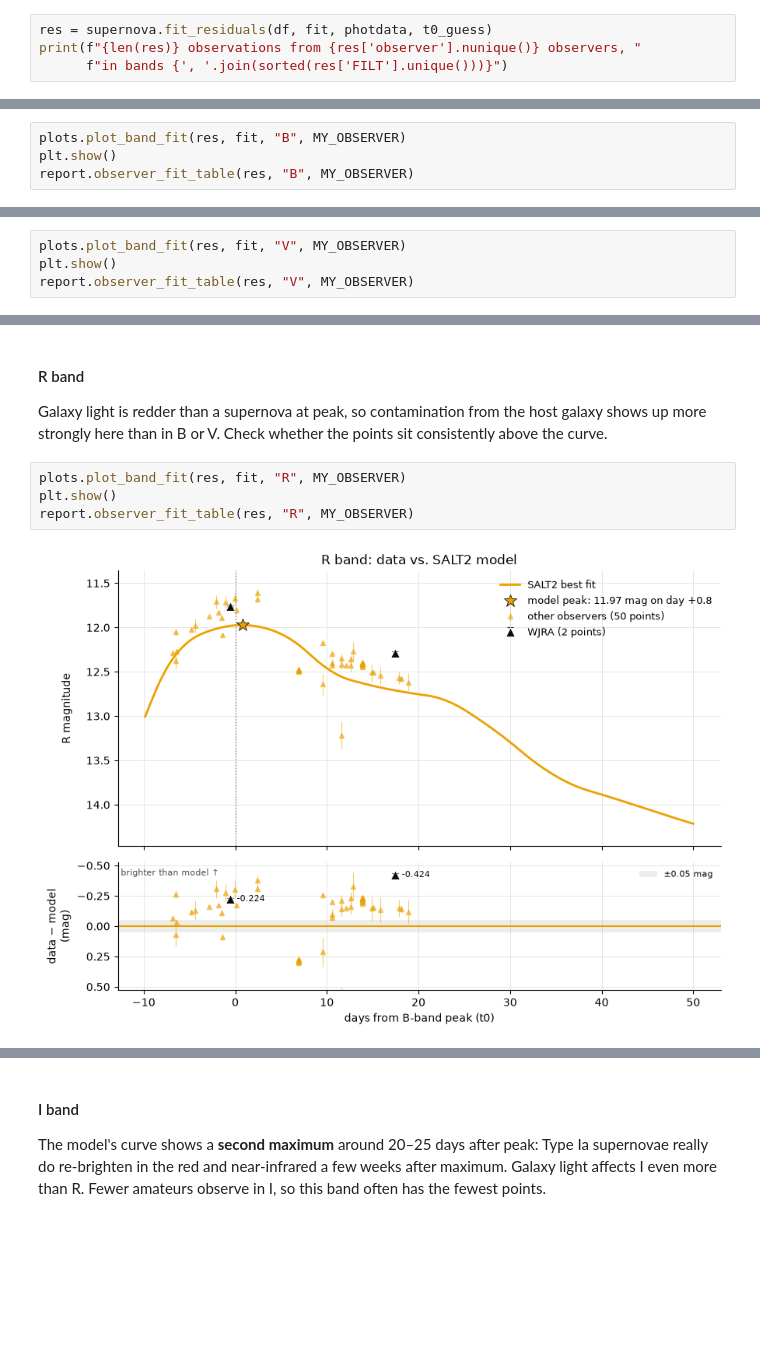
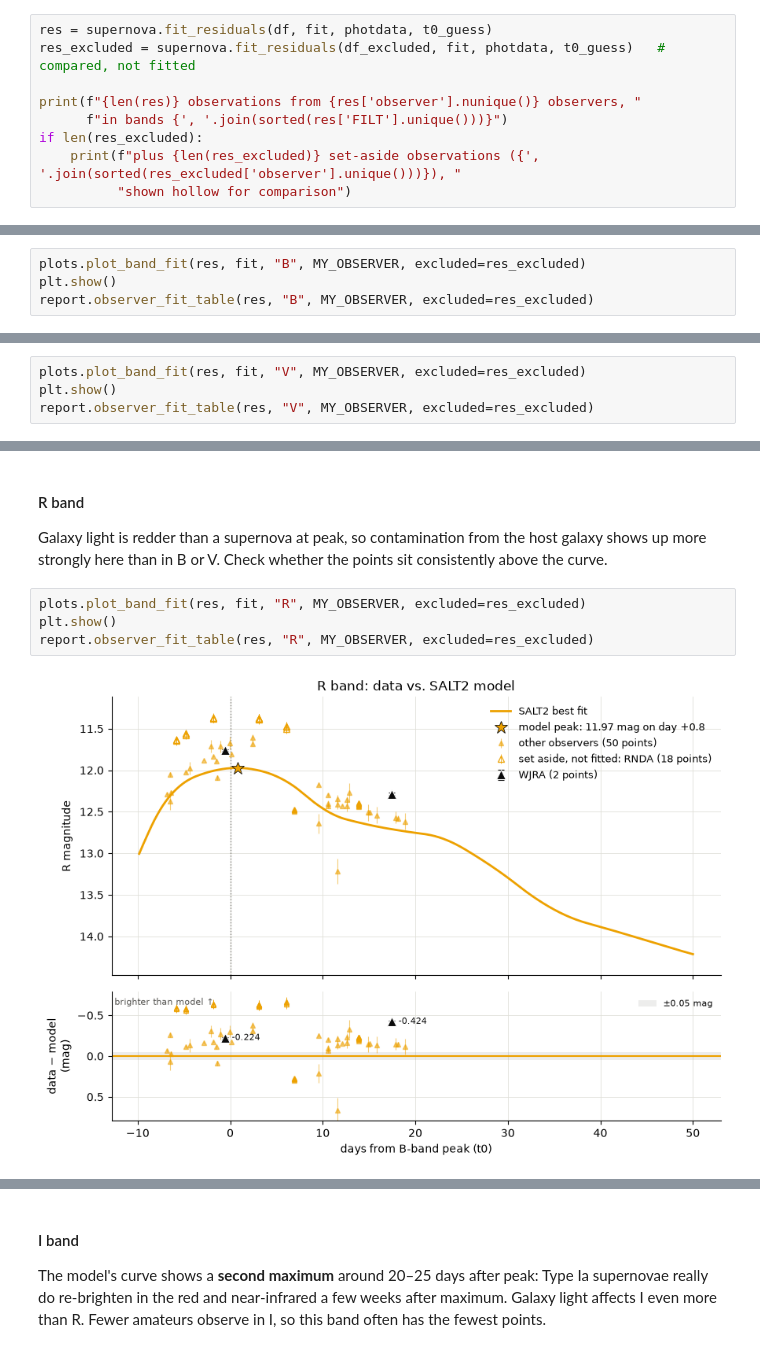
Before and after one commit to jeffrwatts/AstroNotebooks, a Jupyter notebook: sn1a_distance.ipynb, the cells around one changed output, grey strips where cells are left out. Saved outputs shown, nothing was run; the diff lists cells and outputs as text; blank space fills up the shorter version.

```diff
--- a/sn1a_distance.ipynb
+++ b/sn1a_distance.ipynb
@@ -344,7 +348,12 @@ Each band gets a plot and a table.
   smaller than their real offset from everyone else.
 # %%
 res = supernova.fit_residuals(df, fit, photdata, t0_guess)
+res_excluded = supernova.fit_residuals(df_excluded, fit, photdata, t0_guess)   # compared, not fitted
+
 print(f"{len(res)} observations from {res['observer'].nunique()} observers, "
       f"in bands {', '.join(sorted(res['FILT'].unique()))}")
+if len(res_excluded):
+    print(f"plus {len(res_excluded)} set-aside observations ({', '.join(sorted(res_excluded['observer'].unique()))}), "
+          "shown hollow for comparison")
 # %% [output]
 246 observations from 22 observers, in bands B, I, R, V
@@ -354,7 +364,7 @@ print(f"{len(res)} observations from {res['observer'].nunique()} observers, "
 The bluest band, and the one the peak brightness $m_B$ (Step 4) is measured in.
 Together with V, it sets the color $c$. B fades fastest after peak.
 # %%
-plots.plot_band_fit(res, fit, "B", MY_OBSERVER)
+plots.plot_band_fit(res, fit, "B", MY_OBSERVER, excluded=res_excluded)
 plt.show()
-report.observer_fit_table(res, "B", MY_OBSERVER)
+report.observer_fit_table(res, "B", MY_OBSERVER, excluded=res_excluded)
 # %% [output]
@@ -371,7 +382,7 @@ report.observer_fit_table(res, "B", MY_OBSERVER)
 Usually the band with the most observations, so it's the best place to see how
 different observers compare with each other on the same nights.
 # %%
-plots.plot_band_fit(res, fit, "V", MY_OBSERVER)
+plots.plot_band_fit(res, fit, "V", MY_OBSERVER, excluded=res_excluded)
 plt.show()
-report.observer_fit_table(res, "V", MY_OBSERVER)
+report.observer_fit_table(res, "V", MY_OBSERVER, excluded=res_excluded)
 # %% [output]
@@ -401,11 +413,11 @@ Galaxy light is redder than a supernova at peak, so contamination from the host
 galaxy shows up more strongly here than in B or V. Check whether the points sit
 consistently above the curve.
 # %%
-plots.plot_band_fit(res, fit, "R", MY_OBSERVER)
+plots.plot_band_fit(res, fit, "R", MY_OBSERVER, excluded=res_excluded)
 plt.show()
-report.observer_fit_table(res, "R", MY_OBSERVER)
+report.observer_fit_table(res, "R", MY_OBSERVER, excluded=res_excluded)
 # %% [output]
-[figure, old version]
+[figure, new version]
 | Observer | Points | First day | Last day | Offset (mag) | Scatter (mag) | Quoted error (mag) | Typical |pull| |
 | SSKB | 18 | -6.5 | +12.6 | -0.136 | 0.238 | 0.040 | 3.7 |
 | LMAN | 10 | +13.9 | +13.9 | -0.220 | 0.015 | 0.015 | 14.1 |
```
Also changed, not shown: parts of 6 cells of this notebook, 3 other files.
